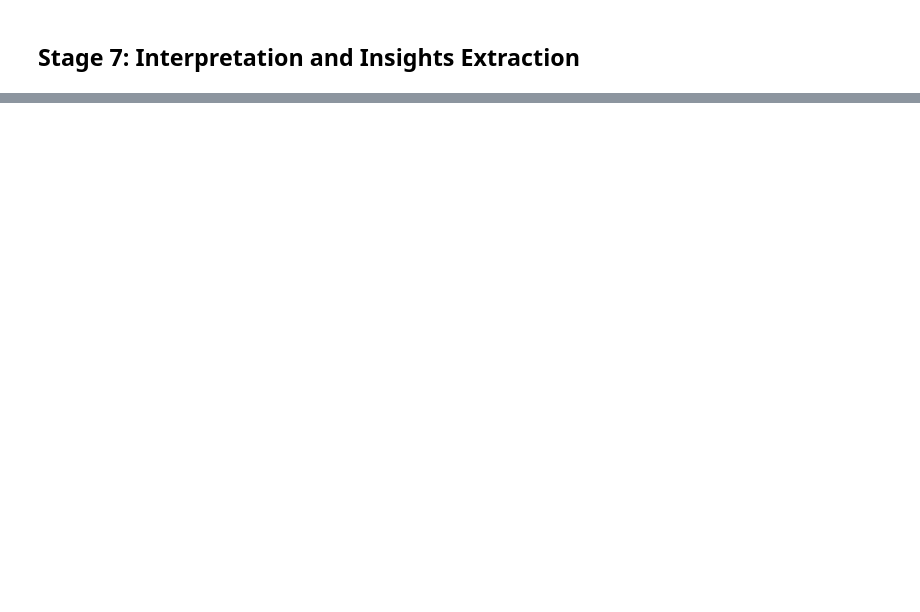
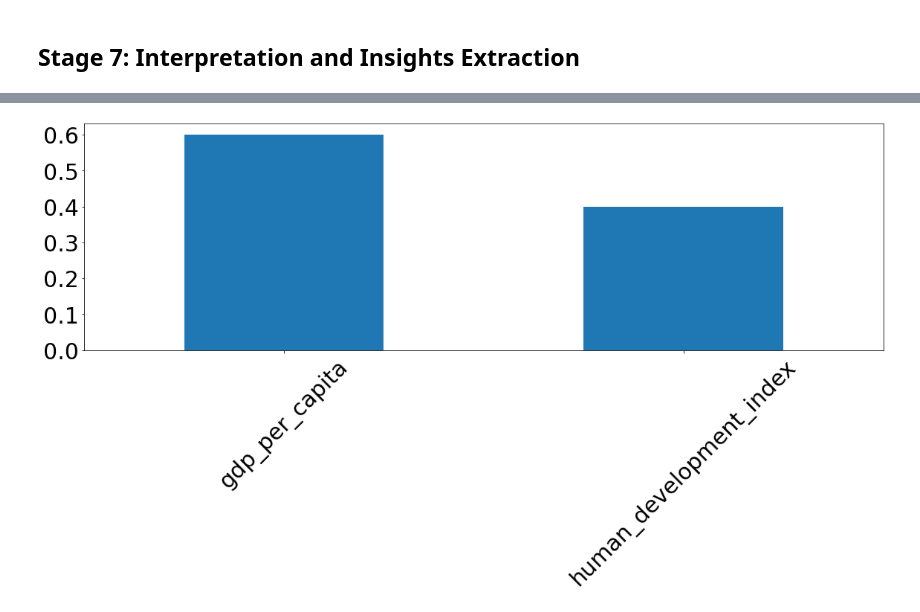
Before and after one commit to udaykumar1997/Covid-19-Impact-Analysis, a Jupyter notebook: Main.ipynb, the cells around one changed output, grey strips where cells are left out. Saved outputs shown, nothing was run; the diff lists cells and outputs as text; code cells hidden in the pictures; blank space fills up the shorter version.

```diff
--- a/Main.ipynb
+++ b/Main.ipynb
@@ -195,0 +246,3 @@ For this stage, since we are exploring the relationship between 'stringency_inde
+# %%
+for col in ['stringency_index', 'gdp_per_capita', 'human_development_index']:
+    data[col] = data[col].fillna(data[col].median())
@@ -195,0 +251,2 @@ For this stage, since we are exploring the relationship between 'stringency_inde
+# %%
+X_train, X_test, y_train, y_test = train_test_split(data[features], data[target], test_size=0.2, random_state=42)
@@ -195,0 +255,2 @@ For this stage, since we are exploring the relationship between 'stringency_inde
+# %%
+model = RandomForestRegressor(n_estimators=100, random_state=42)
@@ -195,0 +259,2 @@ For this stage, since we are exploring the relationship between 'stringency_inde
+# %%
+model.fit(X_train, y_train)
@@ -199,0 +284,17 @@ For this stage, since we are exploring the relationship between 'stringency_inde
+# %%
+# Get feature importances and Convert the importances into one-dimensional 1darray with corresponding df column names as axis labels:
+importances = model.feature_importances_
+f_importances = pd.Series(importances, data[features].columns)
+
+# Sort the array in descending order of the importances
+f_importances.sort_values(ascending=False, inplace=True)
+
+# Draw the bar Plot from f_importances
+f_importances.plot(x='Features', y='Importance', kind='bar', figsize=(16,9), rot=45, fontsize=30)
+
+# Bar plot interpreting results:
+plt.tight_layout()
+plt.savefig('v-Interpretation.png', dpi=700,bbox_inches='tight')
+plt.show()
+# %% [output]
+[figure, added]
```
Also changed, not shown: parts of 21 cells of this notebook.
